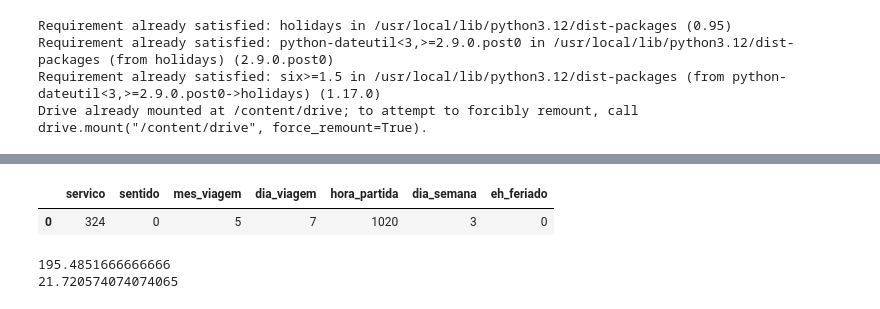
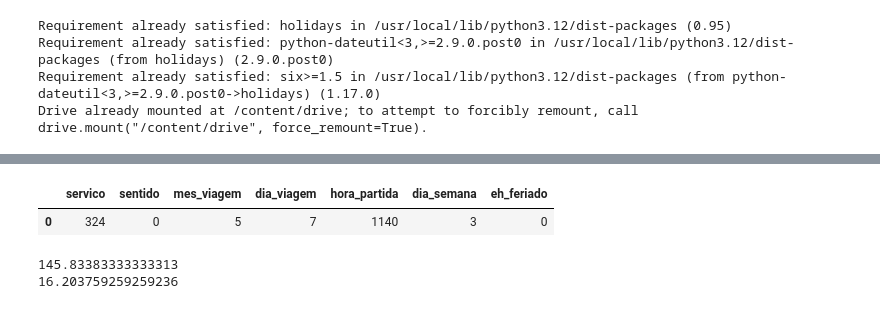
Before and after one commit to luizpcsilva/PS-2026.1-Grupo-L, a Jupyter notebook: Visualização_dos_dados_PS_2026_Grupo_L.ipynb, the cells around one changed output, grey strips where cells are left out. Saved outputs shown, nothing was run; the diff lists cells and outputs as text; code cells hidden in the pictures.

Commit message:
dimensionamento da frota por dia

```diff
--- a/Visualização_dos_dados_PS_2026_Grupo_L.ipynb
+++ b/Visualização_dos_dados_PS_2026_Grupo_L.ipynb
@@ -75,7 +80,7 @@ def tempo_ciclo(viagem_ponteiro, pausa_terminal):
   #somando pausa no terminal com previsao da volta
   t += pausa_terminal
   viagem['hora_partida'] = t % 1440
-  viagem['sentido'].values[0] = 1 -viagem['sentido'].values[0] #inverte o sentido para viagem de volta
+  viagem['sentido'] = 1 - viagem['sentido'].values[0] #inverte o sentido para viagem de volta
   t += modelo.predict(viagem)[0]
   t += pausa_terminal #tempo que o onibus vai ficar parado novamente no terminal inicial
 
@@ -83,14 +88,11 @@ def tempo_ciclo(viagem_ponteiro, pausa_terminal):
 
   return t_ciclo
 
-def dimensionamento_frota(viagem_ponteiro, df_headways):
-  viagem = viagem_ponteiro.copy() #apenas para nao modificar os valores de entrada
-
-  #necessario cruzar dados da viagem com a tabela dos headways para encontrar a regra de intervalo naquele momento
+def filtrar_regras_headway(viagem_ponteiro, df_headways):
+  viagem = viagem_ponteiro.copy()
 
   #extraindo dados da viagem
   linha_atual = str(viagem['servico'].values[0])
-  sentido_atual = viagem['sentido'].values[0]
   hora_atual = viagem['hora_partida'].values[0]
   dia_semana_num = int(viagem['dia_semana'].values[0])
 
@@ -101,60 +103,78 @@ def dimensionamento_frota(viagem_ponteiro, df_headways):
   #filtrando para encontrar a regra que se encaixa para essa predição de viagem
   df_filtrado = df_headways[
       (df_headways['trip_short_name'] == linha_atual) &
-      (df_headways['direction_id'] == sentido_atual) &
       (df_headways[coluna_dia] == 1)
   ]
 
-  #filtrando a regra pelo horario
-  regra_normal = (df_filtrado['start_time'] <= hora_atual) & (hora_atual <= df_filtrado['end_time'])
-  regra_madrugada = (df_filtrado['start_time'] > df_filtrado['end_time']) & ((hora_atual >= df_filtrado['start_time']) | (hora_atual <= df_filtrado['end_time']))
+  hora_virtual = hora_atual + 1440 # Garante leitura de GTFS com 25h+
 
-  regra = df_filtrado[regra_normal | regra_madrugada]
+  regra_normal = (df_filtrado['start_time'] <= hora_atual) & (hora_atual < df_filtrado['end_time'])
+  regra_madrugada = (df_filtrado['start_time'] > df_filtrado['end_time']) & ((hora_atual >= df_filtrado['start_time']) | (hora_atual < df_filtrado['end_time']))
+  regra_gtfs_24h = (df_filtrado['start_time'] <= hora_virtual) & (hora_virtual < df_filtrado['end_time'])
+
+  # A regra ativará se o horário cair em QUALQUER um dos 3 cenários
+  regra = df_filtrado[regra_normal | regra_madrugada | regra_gtfs_24h]
 
   # Se a prefeitura não exige ônibus nesse horário
   if regra.empty:
       return 0
 
-  #se houver conflito de anos na tabela, ele pega a regra de start_date maior (mais atual)
-  regra = regra.sort_values(by='start_date', ascending=False)
+ # 1. Ordena a tabela pela data de término (end_date) da mais futura para a mais antiga
+  regra = regra.sort_values(by='end_date', ascending=False)
 
-  #passando intervalo de segundos para minutos
-  headway_min = regra['headway_secs'].values[0] / 60.0
+  # 2. Pega a primeira regra de CADA sentido (Ida e Volta), descartando as versões velhas
+  regra = regra.drop_duplicates(subset=['direction_id'], keep='first')
+
+  # 3. Passando intervalo de segundos para minutos do gargalo
+  headway_min = regra['headway_secs'].min() / 60.0
+
+  return headway_min
+
+
+def dimensionamento_frota(viagem_ponteiro, df_headways):
+  viagem = viagem_ponteiro.copy() #apenas para nao modificar os valores de entrada
 
   #calculo tempo de ciclo nessa hora via modelo preditivo
   ciclo_total = tempo_ciclo(viagem, 10)
 
-  frota = ciclo_total / headway_min
+  # Calcula qual é o intervalo exigido pela prefeitura
+  headway = filtrar_regras_headway(viagem, df_headways)
+
+  #proteção contra divisão por zero
+  if headway == 0:
+      return 0
+
+  frota = ciclo_total / headway
 
   return frota
 
 def gera_df_viagem(servico, sentido, mes, dia, hora_partida, ano):
   data_alvo = date(int(ano), int(mes), int(dia))
   dia_semana = data_alvo.weekday()
 
   # checa se é feriado
   feriados_rj = holidays.Brazil(state='RJ')
   eh_feriado = 1 if data_alvo in feriados_rj else 0
   viagem = {
         'servico': [servico],
         'sentido': [sentido],
         'mes_viagem': [mes],
         'dia_viagem': [dia],
         'hora_partida': [hora_partida],
         'dia_semana': [dia_semana],
         'eh_feriado': [eh_feriado],
     }
 
   return pd.DataFrame(viagem)
 
 
-viagem = gera_df_viagem("324", 0, 5, 7, 17*60, 2026)
+viagem = gera_df_viagem("324", 0, 5, 7, 19*60, 2026)
 
 display(viagem.head())
 print(tempo_ciclo(viagem, 10))
 print(dimensionamento_frota(viagem, df_headways))
 # %% [output]
 |  | servico | sentido | mes_viagem | dia_viagem | hora_partida | dia_semana | eh_feriado |
-| 0 | 324 | 0 | 5 | 7 | 1020 | 3 | 0 |
+| 0 | 324 | 0 | 5 | 7 | 1140 | 3 | 0 |
-195.4851666666666
-21.720574074074065
+145.83383333333313
+16.203759259259236
```
Also changed, not shown: parts of 4 cells of this notebook.
